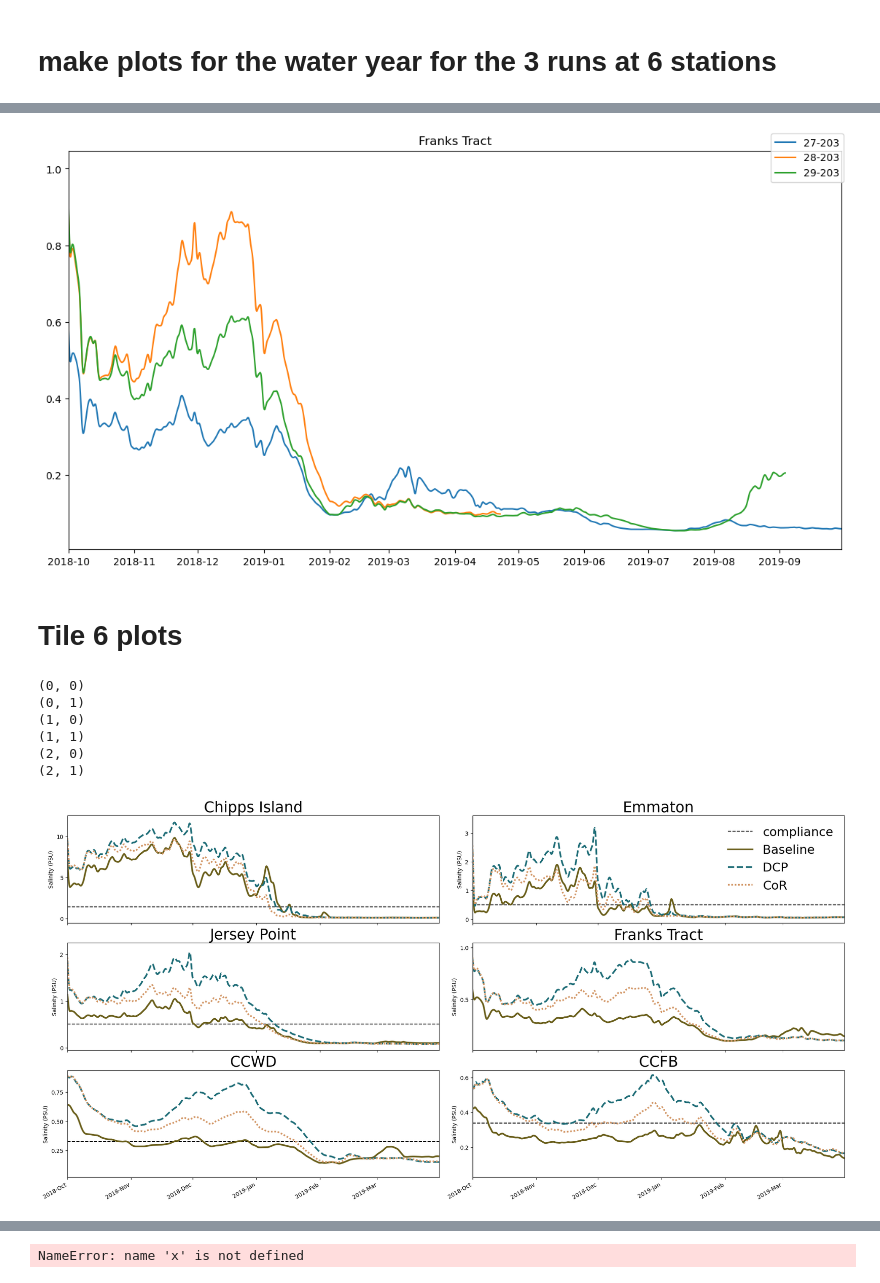
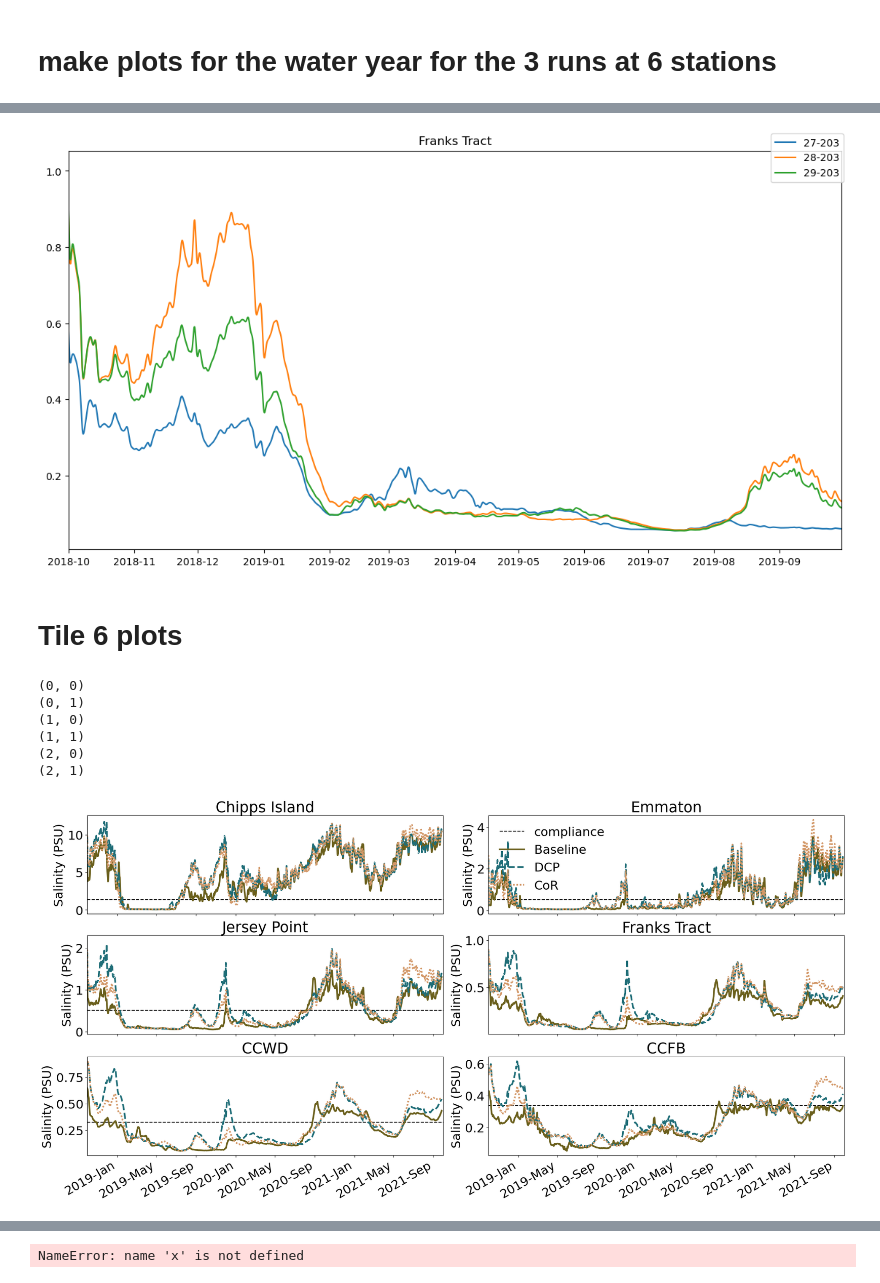
Before and after one commit to jennaisrael/Savio_scratch_back_up, a Jupyter notebook: Plotting/expanse/ch_3/station_plots.ipynb, the cells around one changed output, grey strips where cells are left out. Drawn from its saved outputs; the diff is of its cells as text; code cells hidden in the pictures.

Commit message:
update station plots and associated files for full 3 yr run

```diff
--- a/Plotting/expanse/ch_3/station_plots.ipynb
+++ b/Plotting/expanse/ch_3/station_plots.ipynb
@@ -64,7 +64,8 @@ for i, station in enumerate(stations):
 408 == R3 default Rec_East_Courtland
 # %%
 #swap out the old file paths for the new savio runs
-file27='/expanse/lustre/scratch/jisrael/temp_project/run_schism/run_27/station_files/staout_6_filt.csv'
+#file27='/expanse/lustre/scratch/jisrael/temp_project/run_schism/run_27/station_files/staout_6_filt.csv'
+file27='/expanse/lustre/scratch/jisrael/temp_project/run_schism/run_27/station_files/run_27_salinity_padded_filt.csv'
 file28='/expanse/lustre/scratch/jisrael/temp_project/run_schism/savio_output/run_31DCP/staout_6_filt.csv'
 file29='/expanse/lustre/scratch/jisrael/temp_project/run_schism/savio_output/run_30cor/staout_6_filt.csv'
 # file28='/expanse/lustre/scratch/jisrael/temp_project/run_schism/run_28/outputs_bc_all/staout_6_filt.csv'
@@ -221,7 +222,7 @@ ax.set_title('Franks Tract')
 fig.legend()
 plt.show()
 # %% [output]
-[figure, old version]
+[figure, new version]
 # %% [markdown]
 # Tile 6 plots
 # %%
@@ -238,28 +239,28 @@ for idx in station_indices:
         s=(0,0)
         tstring='Chipps Island'
         #ax[s].hlines(y=1.3775, xmin=pd.to_datetime("2019-2-1"), xmax=pd.to_datetime("2019-6-1"),color='k',linestyle='--',label='compliance')
-        ax[s].hlines(y=1.3775, xmin=pd.to_datetime("2018-10-1"), xmax=pd.to_datetime("2019-6-1"),color='k',linestyle='--',label='compliance')
+        ax[s].hlines(y=1.3775, xmin=pd.to_datetime("2018-10-1"), xmax=pd.to_datetime("2021-10-2"),color='k',linestyle='--',label='compliance')
     if idx == 9:
         s=(0,1)
         tstring='Emmaton'
         #ax[s].hlines(y=0.5055, xmin=pd.to_datetime("2019-4-1"), xmax=pd.to_datetime("2019-8-15"),color='k',linestyle='--',label='compliance')
-        ax[s].hlines(y=0.5055, xmin=pd.to_datetime("2018-10-1"), xmax=pd.to_datetime("2019-8-15"),color='k',linestyle='--',label='compliance')
+        ax[s].hlines(y=0.5055, xmin=pd.to_datetime("2018-10-1"), xmax=pd.to_datetime("2021-10-2"),color='k',linestyle='--',label='compliance')
     if idx == 22:
         s=(1,0)
         tstring='Jersey Point'
         #ax[s].hlines(y=0.5055, xmin=pd.to_datetime("2019-4-1"), xmax=pd.to_datetime("2019-8-15"),color='k',linestyle='--',label='compliance')
-        ax[s].hlines(y=0.5055, xmin=pd.to_datetime("2018-10-1"), xmax=pd.to_datetime("2019-8-15"),color='k',linestyle='--',label='compliance')
+        ax[s].hlines(y=0.5055, xmin=pd.to_datetime("2018-10-1"), xmax=pd.to_datetime("2021-10-2"),color='k',linestyle='--',label='compliance')
     if idx == 203:
         s=(1,1)
         tstring='Franks Tract'
     if idx == 105:
         s=(2,0)
         tstring='CCWD'
-        ax[s].hlines(y=0.3255, xmin=pd.to_datetime("2018-10-1"), xmax=pd.to_datetime("2019-10-1"),color='k',linestyle='--',label='compliance')
+        ax[s].hlines(y=0.3255, xmin=pd.to_datetime("2018-10-1"), xmax=pd.to_datetime("2021-10-2"),color='k',linestyle='--',label='compliance')
     if idx == 60:
         s=(2,1)
         tstring='CCFB'
-        ax[s].hlines(y=0.3387, xmin=pd.to_datetime("2018-10-1"), xmax=pd.to_datetime("2019-10-1"),color='k',linestyle='--',label='compliance')
+        ax[s].hlines(y=0.3387, xmin=pd.to_datetime("2018-10-1"), xmax=pd.to_datetime("2021-10-2"),color='k',linestyle='--',label='compliance')
 
     print(s)
     values1 = run27[str(idx)]
@@ -272,41 +273,41 @@ for idx in station_indices:
     #ax[s].set_title(stations[idx-1]) #this list is zero indexed
     ax[s].set_title(tstring)
     #ax[s].set_xlim(pd.to_datetime("2018-10-1"),pd.to_datetime("2019-9-30"))
-    ax[s].set_xlim(pd.to_datetime("2018-10-1"),pd.to_datetime("2019-3-31"))
+    ax[s].set_xlim(pd.to_datetime("2018-10-1"),pd.to_datetime("2021-10-1"))
     ax[s].set_ylabel('Salinity (PSU)')
     # Rotates and right-aligns the x labels so they don't crowd each other.
 
 
 #ax.plot(data1.time,np.ones_like(values1)*std,linewidth=2, alpha =0.7,linestyle='--',color='k',label='Compliance')
 
 #leg = ax.legend()
 #print(ax)
 #ax.set_xlim(data1.time.iloc[52000], data3.time.iloc[-1]) #July 1 to end
 # ax.grid(which='major', color='b', linestyle='-')
 #ax.set_title("Salinity from baroclinic run")
 #ax[0,1].xaxis.set_major_formatter(mdates.DateFormatter('%b-%d-%Y'))
 ax[0,1].legend(frameon=False)
 ax[2,0].xaxis.set_major_formatter(mdates.ConciseDateFormatter(ax[2,0].xaxis.get_major_locator()))
 ax[2,0].xaxis.set_major_formatter(mdates.DateFormatter('%Y-%b'))
     # Rotates and right-aligns the x labels so they don't crowd each other.
 for label in ax[2,0].get_xticklabels(which='major'):
     label.set(rotation=30, horizontalalignment='right')
 ax[2,1].xaxis.set_major_formatter(mdates.ConciseDateFormatter(ax[2,1].xaxis.get_major_locator()))
 ax[2,1].xaxis.set_major_formatter(mdates.DateFormatter('%Y-%b'))
     # Rotates and right-aligns the x labels so they don't crowd each other.
 for label in ax[2,1].get_xticklabels(which='major'):
     label.set(rotation=30, horizontalalignment='right')
 
 plt.show()
-#fig.savefig('./figures/2026_06_06_six_stations_timeseries_legend_2_endmarch.png')
+fig.savefig('./figures/2026_08_23_six_stations_timeseries_3yrs.png')
 # %% [output]
 (0, 0)
 (0, 1)
 (1, 0)
 (1, 1)
 (2, 0)
 (2, 1)
-[figure, old version]
+[figure, new version]
 # %%
 # what is the saltiest day at each station?
 #station_indices=[226,22,12,168,6,203]
```
Also changed, not shown: parts of 13 cells of this notebook, 4 other files.
